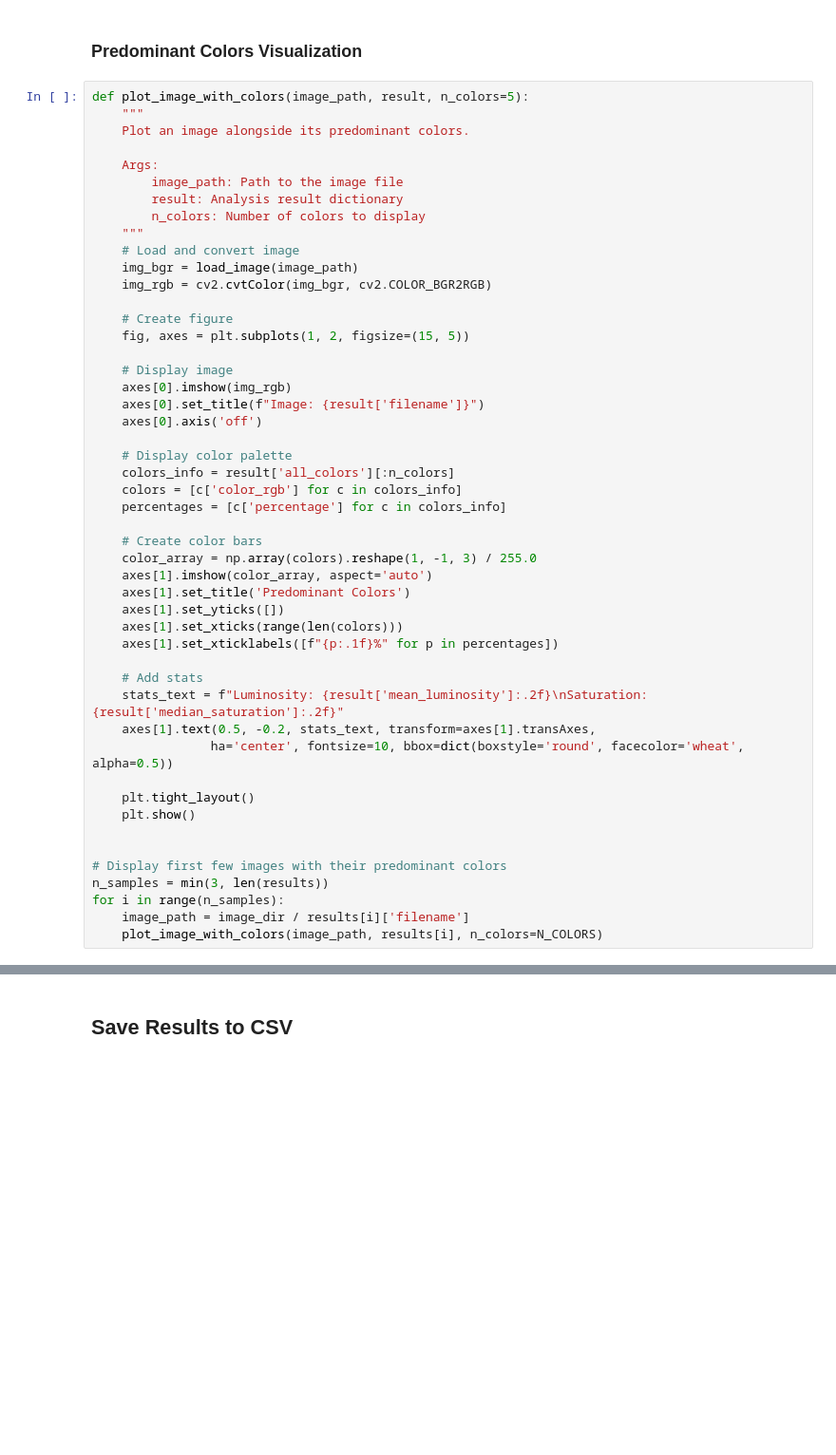
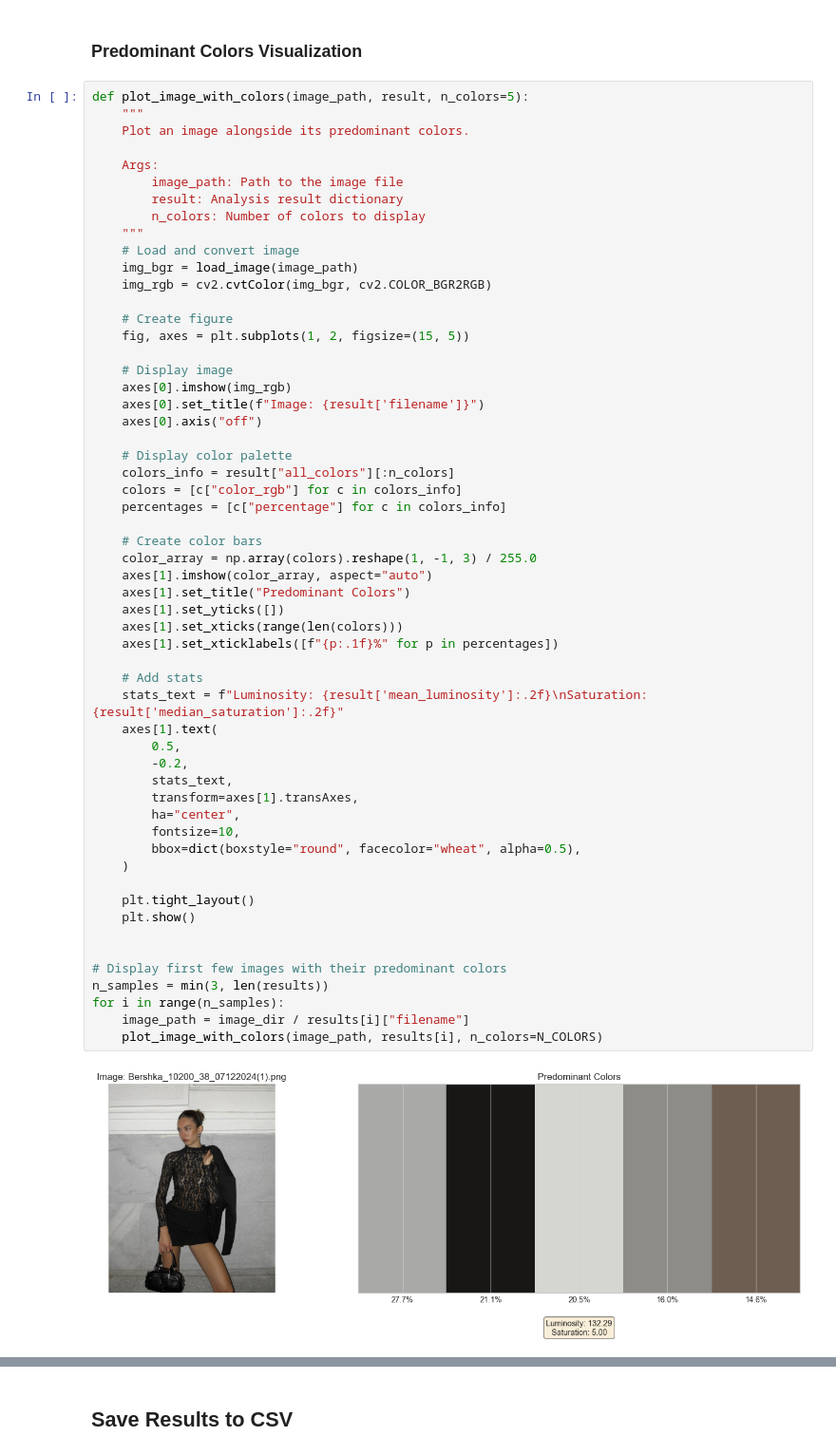
Before and after one commit to arthurpeixotomelo/img_processing, a Jupyter notebook: image_analysis.ipynb, the cells around one changed output, grey strips where cells are left out. Shown at 95% size. Saved outputs shown, nothing was run; the diff lists cells and outputs as text; blank space fills up the shorter version.

```diff
--- a/image_analysis.ipynb
+++ b/image_analysis.ipynb
@@ -311,39 +596,48 @@ def plot_image_with_colors(image_path, result, n_colors=5):
     # Load and convert image
     img_bgr = load_image(image_path)
     img_rgb = cv2.cvtColor(img_bgr, cv2.COLOR_BGR2RGB)
 
     # Create figure
     fig, axes = plt.subplots(1, 2, figsize=(15, 5))
 
     # Display image
     axes[0].imshow(img_rgb)
     axes[0].set_title(f"Image: {result['filename']}")
-    axes[0].axis('off')
+    axes[0].axis("off")
 
     # Display color palette
-    colors_info = result['all_colors'][:n_colors]
-    colors = [c['color_rgb'] for c in colors_info]
-    percentages = [c['percentage'] for c in colors_info]
+    colors_info = result["all_colors"][:n_colors]
+    colors = [c["color_rgb"] for c in colors_info]
+    percentages = [c["percentage"] for c in colors_info]
 
     # Create color bars
     color_array = np.array(colors).reshape(1, -1, 3) / 255.0
-    axes[1].imshow(color_array, aspect='auto')
-    axes[1].set_title('Predominant Colors')
+    axes[1].imshow(color_array, aspect="auto")
+    axes[1].set_title("Predominant Colors")
     axes[1].set_yticks([])
     axes[1].set_xticks(range(len(colors)))
     axes[1].set_xticklabels([f"{p:.1f}%" for p in percentages])
 
     # Add stats
     stats_text = f"Luminosity: {result['mean_luminosity']:.2f}\nSaturation: {result['median_saturation']:.2f}"
-    axes[1].text(0.5, -0.2, stats_text, transform=axes[1].transAxes,
-                ha='center', fontsize=10, bbox=dict(boxstyle='round', facecolor='wheat', alpha=0.5))
+    axes[1].text(
+        0.5,
+        -0.2,
+        stats_text,
+        transform=axes[1].transAxes,
+        ha="center",
+        fontsize=10,
+        bbox=dict(boxstyle="round", facecolor="wheat", alpha=0.5),
+    )
 
     plt.tight_layout()
     plt.show()
 
 
 # Display first few images with their predominant colors
 n_samples = min(3, len(results))
 for i in range(n_samples):
-    image_path = image_dir / results[i]['filename']
+    image_path = image_dir / results[i]["filename"]
     plot_image_with_colors(image_path, results[i], n_colors=N_COLORS)
+# %% [output]
+[figure, added]
```
Also changed, not shown: parts of 31 cells of this notebook, 2 other files.
